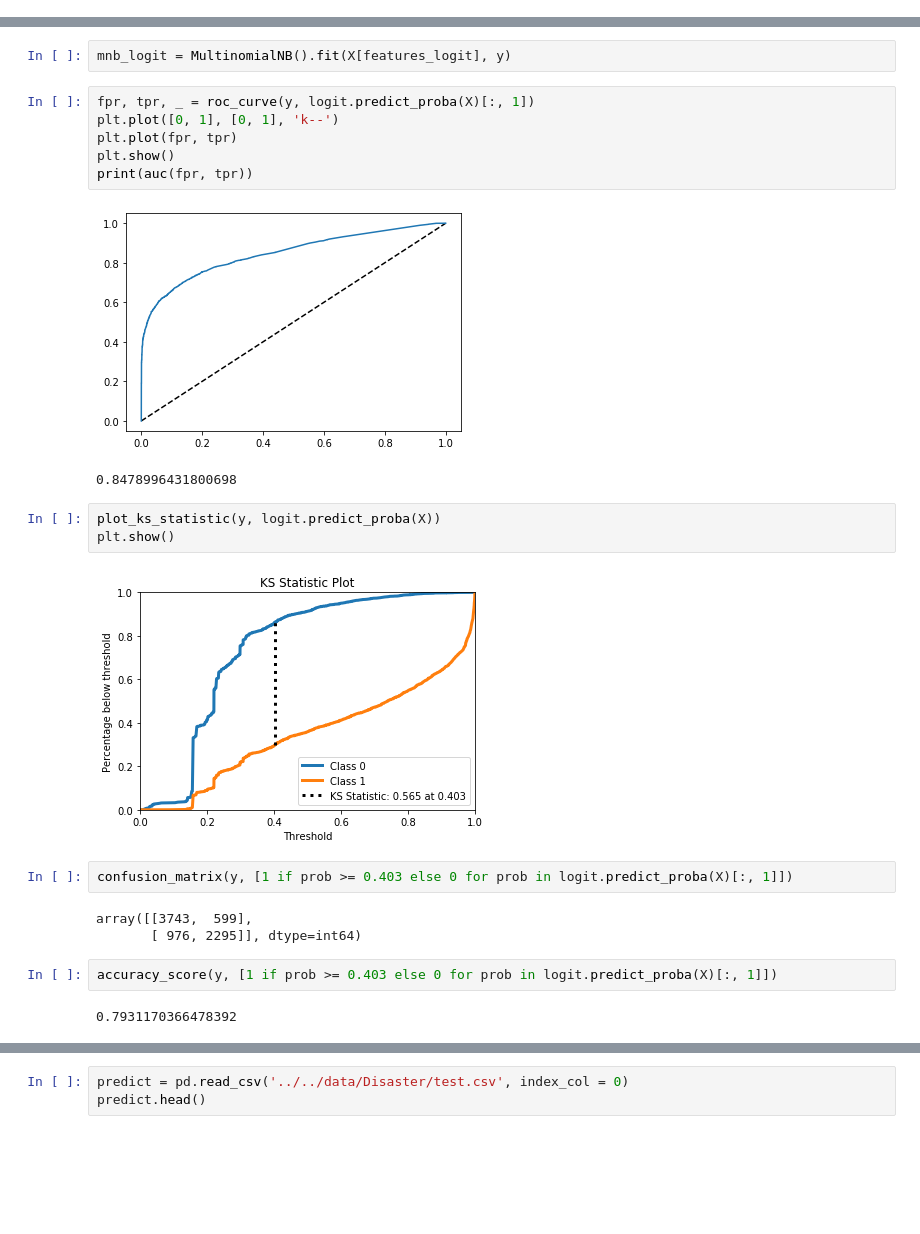
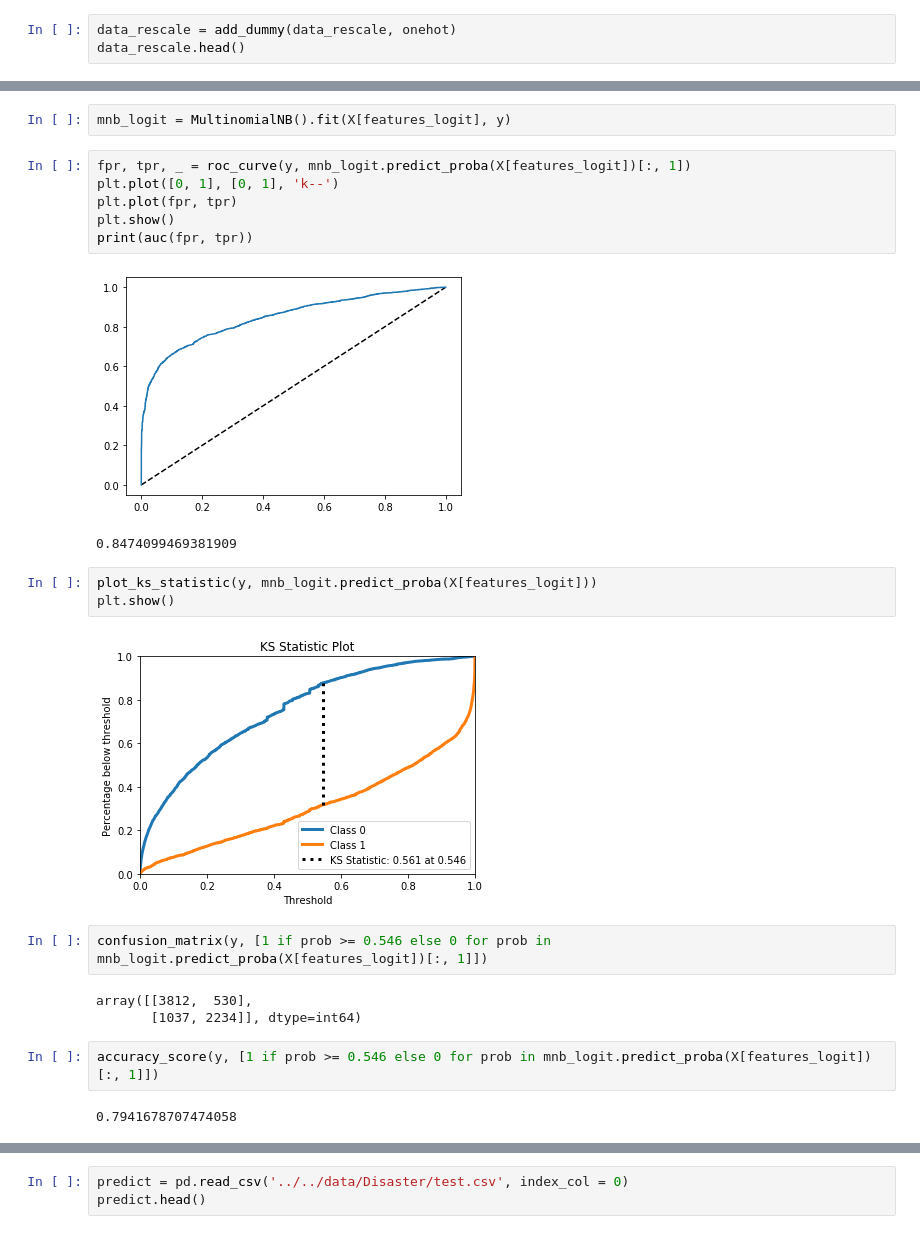
Before and after one commit to SmilesTigeR/statistical-analysis, a Jupyter notebook: Notebook/Disaster/Disaster_1.ipynb, the cells around one changed output, grey strips where cells are left out. Cells and saved outputs as stored; diff of their text form; blank space fills up the shorter version.

```diff
--- a/Notebook/Disaster/Disaster_1.ipynb
+++ b/Notebook/Disaster/Disaster_1.ipynb
@@ -511,3 +513,6 @@ plt.show()
 # Prediction
 # %%
 bow = CountVectorizer(ngram_range = (1, 2)).fit(data_rescale['text'])
+# %%
+data_rescale = add_dummy(data_rescale, onehot)
+data_rescale.head()
@@ -531,25 +573,25 @@ features_logit
 # %%
 mnb_logit = MultinomialNB().fit(X[features_logit], y)
 # %%
-fpr, tpr, _ = roc_curve(y, logit.predict_proba(X)[:, 1])
+fpr, tpr, _ = roc_curve(y, mnb_logit.predict_proba(X[features_logit])[:, 1])
 plt.plot([0, 1], [0, 1], 'k--')
 plt.plot(fpr, tpr)
 plt.show()
 print(auc(fpr, tpr))
 # %% [output]
 [figure]
-0.8478996431800698
+0.8474099469381909
 # %%
-plot_ks_statistic(y, logit.predict_proba(X))
+plot_ks_statistic(y, mnb_logit.predict_proba(X[features_logit]))
 plt.show()
 # %% [output]
-[figure, old version]
+[figure, new version]
 # %%
-confusion_matrix(y, [1 if prob >= 0.403 else 0 for prob in logit.predict_proba(X)[:, 1]])
+confusion_matrix(y, [1 if prob >= 0.546 else 0 for prob in mnb_logit.predict_proba(X[features_logit])[:, 1]])
 # %% [output]
-array([[3743,  599],
-       [ 976, 2295]], dtype=int64)
+array([[3812,  530],
+       [1037, 2234]], dtype=int64)
 # %%
-accuracy_score(y, [1 if prob >= 0.403 else 0 for prob in logit.predict_proba(X)[:, 1]])
+accuracy_score(y, [1 if prob >= 0.546 else 0 for prob in mnb_logit.predict_proba(X[features_logit])[:, 1]])
 # %% [output]
-0.7931170366478392
+0.7941678707474058
```
Also changed, not shown: parts of 42 cells of this notebook, 1 other file.
